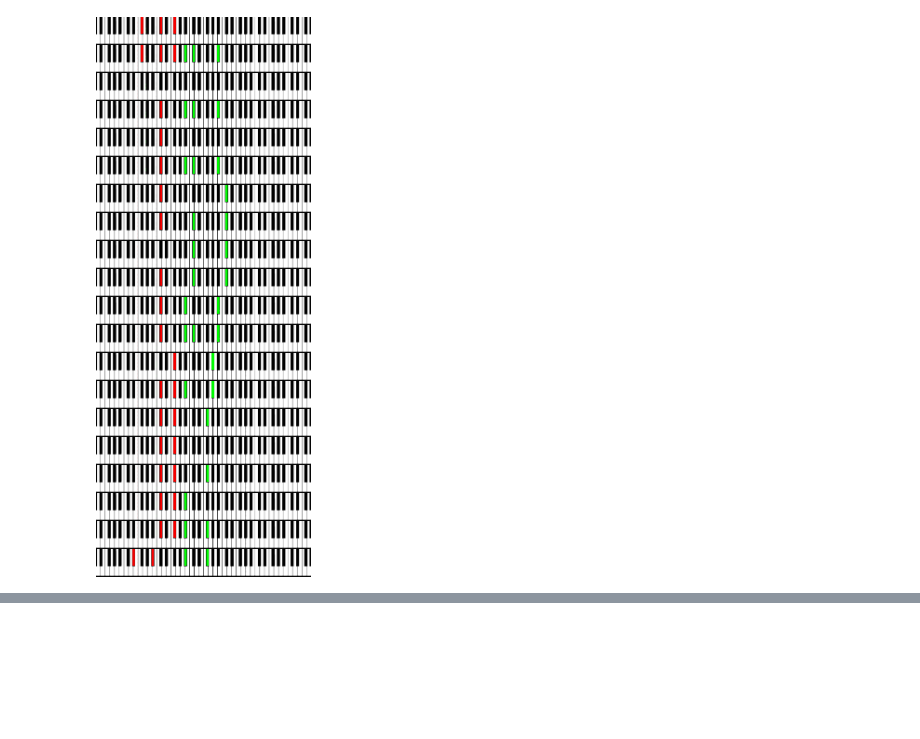
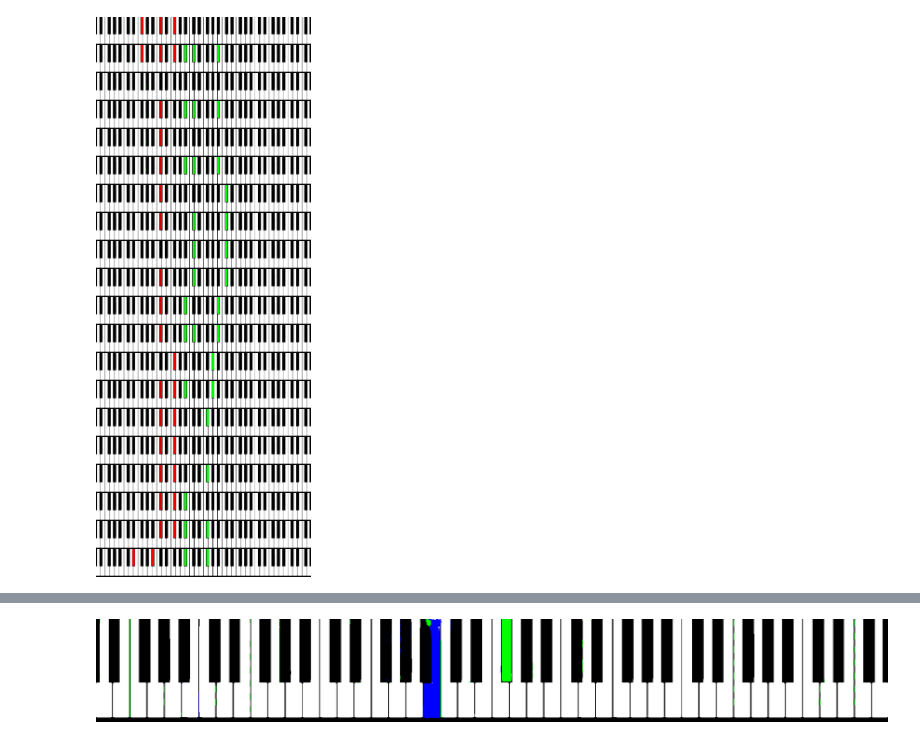
Before and after one commit to myscience/video-to-piano, a Jupyter notebook: Playground.ipynb, the cells around one changed output, grey strips where cells are left out. Drawn from its saved outputs; the diff is of its cells as text; code cells hidden in the pictures; blank space fills up the shorter version.

```diff
--- a/Playground.ipynb
+++ b/Playground.ipynb
@@ -396,0 +452,11 @@ frame_to_pil(np.vstack(frames[window]))
+# %%
+import importlib
+import src.utils.io
+importlib.reload(src.utils.io)
+from src.utils.io import Frame
+
+frame = Frame(frames[850], 10)
+# %%
+Image.fromarray(frame.quantized)
+# %% [output]
+[figure, added]
```
Also changed, not shown: parts of 20 cells of this notebook, 9 other files.
